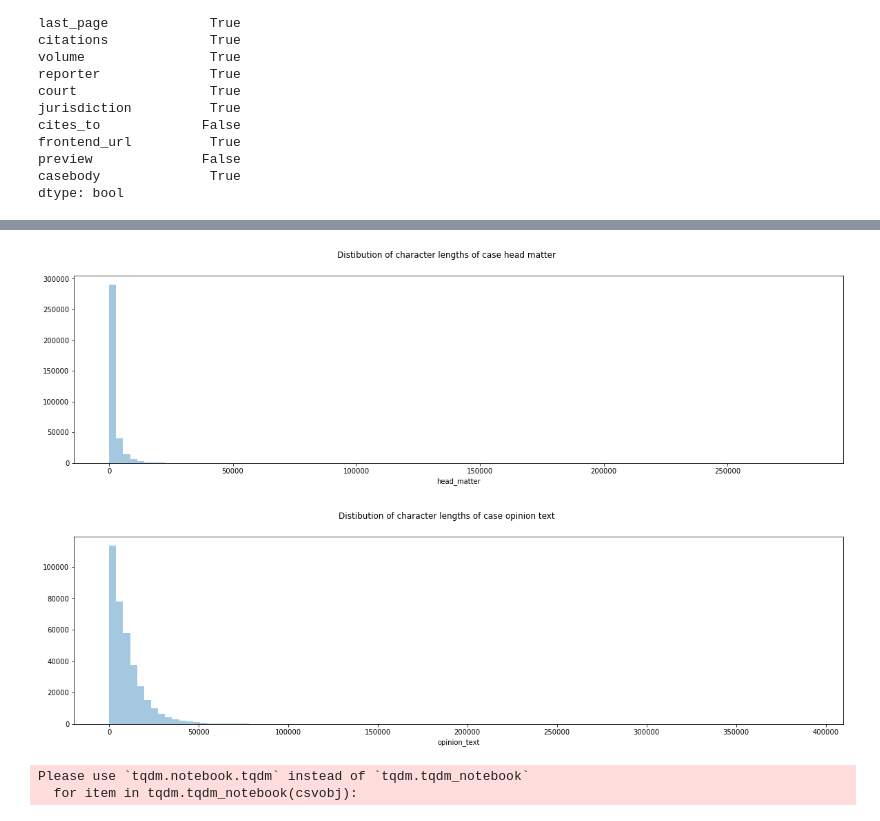
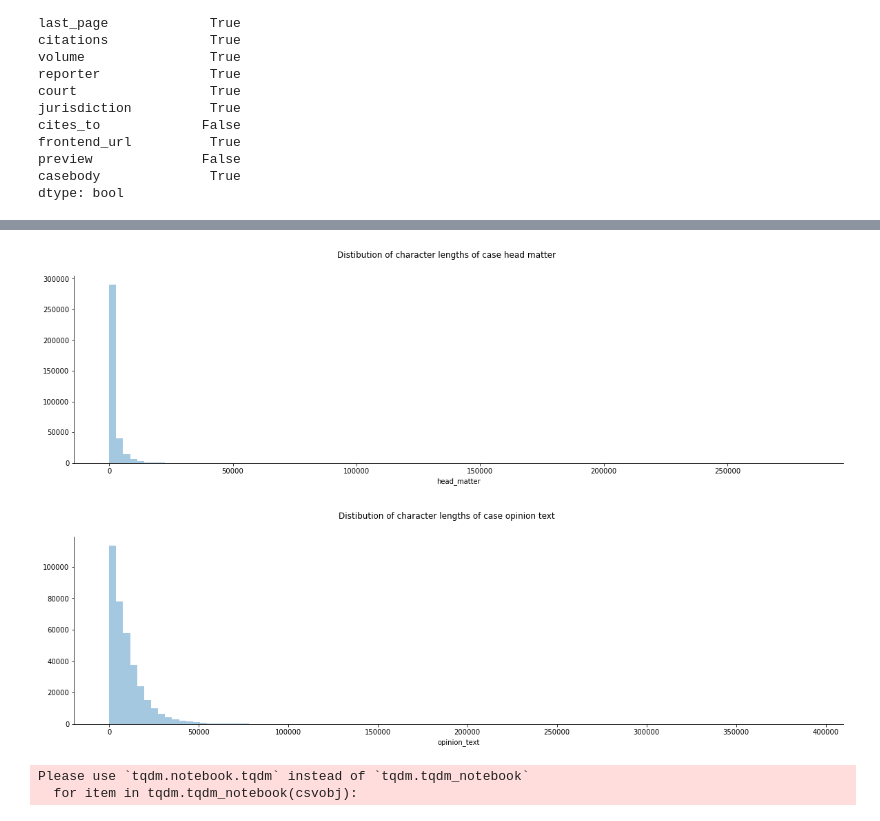
Before and after one commit to parambharat/cs109b-grp9-final-project, a Jupyter notebook: notebooks/grp9-milestone-2-submission.ipynb, the cells around one changed output, grey strips where cells are left out. Cells and saved outputs as stored; diff of their text form; code cells hidden in the pictures.

```diff
--- a/notebooks/grp9-milestone-2-submission.ipynb
+++ b/notebooks/grp9-milestone-2-submission.ipynb
@@ -365,17 +346,19 @@ cases_data["opinion_text"] = cases_data["opinion_text"]
 # %%
 plt.figure(figsize=(20, 5))
 sns.distplot(cases_data.head_matter.map(len), bins=100, kde=False)
 plt.suptitle("Distibution of character lengths of case head matter")
+sns.despine()
 plt.show()
 # %% [output]
-[figure, old version]
+[figure, new version]
 # %%
 plt.figure(figsize=(20, 5))
 sns.distplot(cases_data.opinion_text.map(len), bins=100, kde=False)
 plt.suptitle("Distibution of character lengths of case opinion text")
+sns.despine()
 plt.show()
 # %% [output]
-[figure, old version]
+[figure, new version]
 # %%
 #read citation graph and link nodes
 citation_graph = read_citation_graph("../data/citations.csv.gz", case_ids=frozenset(cases_data.index))
```
Also changed, not shown: parts of 38 cells of this notebook.
